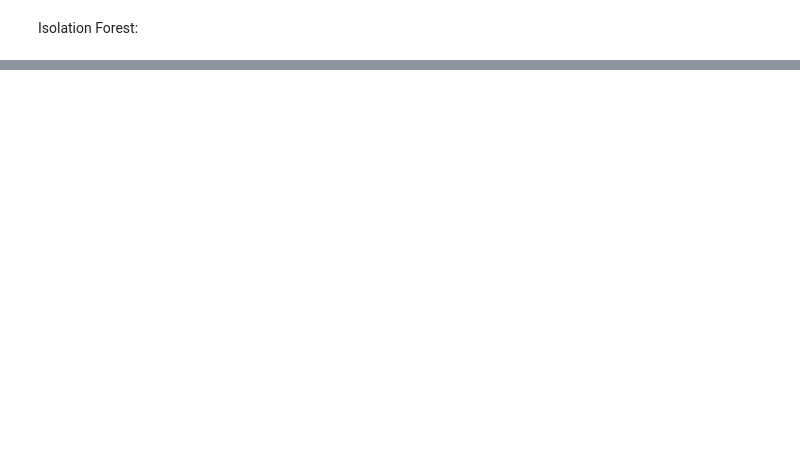
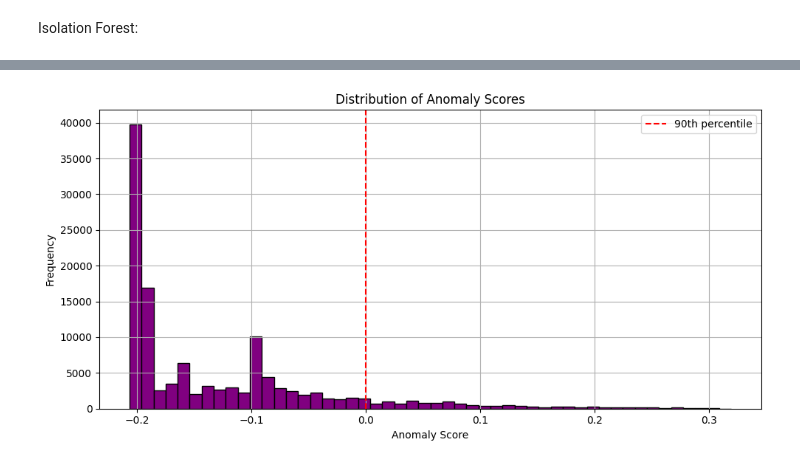
Before and after one commit to izarin2/-Visitation-Index-Prediction, a Jupyter notebook: Anomaly_Detection_Problem.ipynb, the cells around one changed output, grey strips where cells are left out. Cells and saved outputs as stored; diff of their text form; code cells hidden in the pictures; blank space fills up the shorter version.

```diff
--- a/Anomaly_Detection_Problem.ipynb
+++ b/Anomaly_Detection_Problem.ipynb
@@ -53,0 +98,13 @@ print(top_by_score[['poi', 'date', 'count', 'duration', 'anomaly_score', 'anomal
+# %%
+plt.figure(figsize=(10, 5))
+plt.hist(df['anomaly_score'], bins=50, color='purple', edgecolor='black')
+plt.axvline(df['anomaly_score'].quantile(0.90), color='red', linestyle='--', label='90th percentile')
+plt.xlabel('Anomaly Score')
+plt.ylabel('Frequency')
+plt.title('Distribution of Anomaly Scores')
+plt.legend()
+plt.grid(True)
+plt.tight_layout()
+plt.show()
+# %% [output]
+[figure, added]
```
Also changed, not shown: parts of 12 cells of this notebook.
